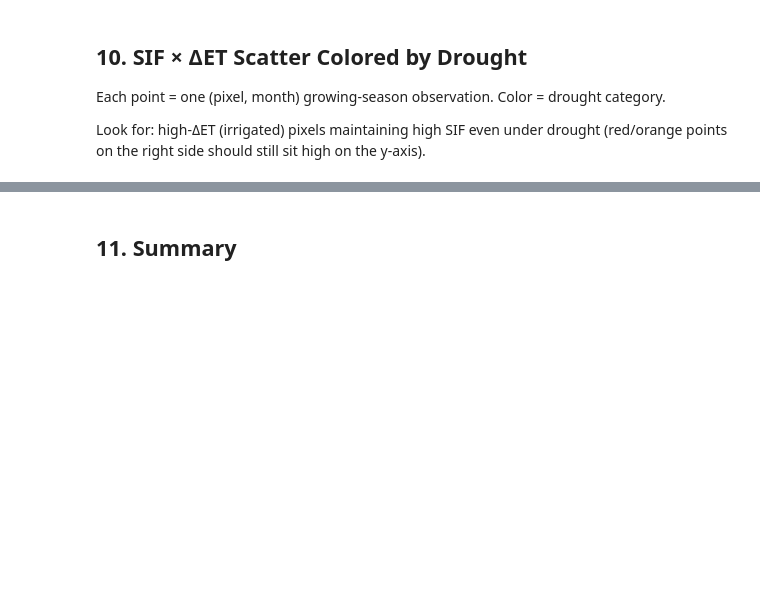
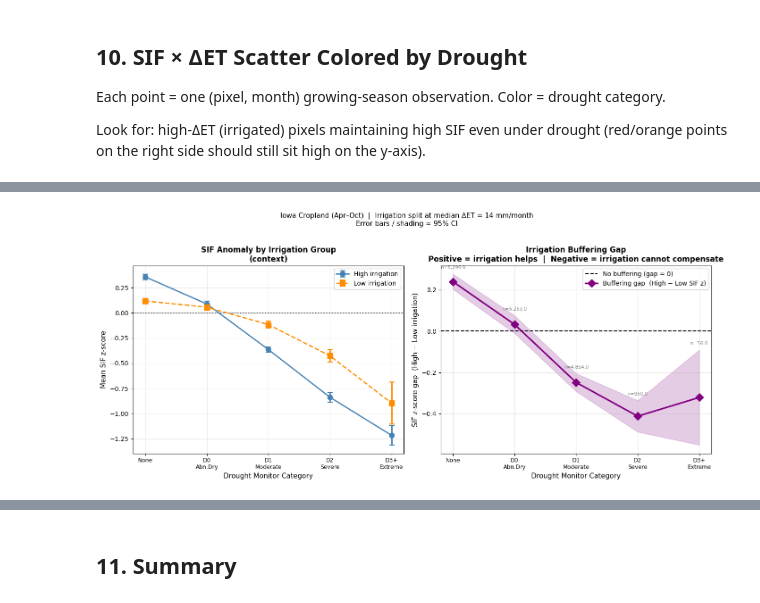
Before and after one commit to jacksoncoldiron/SIF-Analysis, a Jupyter notebook: src/notebooks/analysis/sif_irrigation_drought.ipynb, the cells around one changed output, grey strips where cells are left out. Saved outputs shown, nothing was run; the diff lists cells and outputs as text; code cells hidden in the pictures; blank space fills up the shorter version.

```diff
--- a/src/notebooks/analysis/sif_irrigation_drought.ipynb
+++ b/src/notebooks/analysis/sif_irrigation_drought.ipynb
@@ -642,0 +726,80 @@ Saved: /home/pielab-sandbox-jcoldiron/SIF-Analysis/figures/sif_irr_drought/sif_i
+# %%
+# Buffering gap = High irrigation SIF z − Low irrigation SIF z per drought category
+# (irr_group assigned in Section 9)
+stats = (df_gs_clean.groupby(['irr_group', 'dm_cat'])['sif_z']
+         .agg(['mean', 'sem', 'count']).reset_index())
+
+gap_rows = []
+for cat in present_cats:
+    h = stats[(stats['irr_group'] == 'High irrigation') & (stats['dm_cat'] == cat)]
+    l = stats[(stats['irr_group'] == 'Low irrigation')  & (stats['dm_cat'] == cat)]
+    if h.empty or l.empty:
+        continue
+    gap    = float(h['mean'].iloc[0]) - float(l['mean'].iloc[0])
+    se_gap = np.sqrt(float(h['sem'].iloc[0])**2 + float(l['sem'].iloc[0])**2)
+    gap_rows.append({'dm_cat': cat, 'gap': gap, 'ci': 1.96 * se_gap,
+                     'n_high': int(h['count'].iloc[0]), 'n_low': int(l['count'].iloc[0])})
+
+gap_df = pd.DataFrame(gap_rows)
+print('Buffering gap by drought category:')
+print(gap_df.to_string(index=False))
+
+fig, axes = plt.subplots(1, 2, figsize=(14, 6))
+
+# --- Left panel: individual group means (context) ---
+ax = axes[0]
+for group, color, marker, ls in [
+    ('High irrigation', 'steelblue',  'o', '-'),
+    ('Low irrigation',  'darkorange', 's', '--'),
+]:
+    sub = stats[stats['irr_group'] == group].sort_values('dm_cat')
+    ax.errorbar(sub['dm_cat'], sub['mean'], yerr=1.96 * sub['sem'],
+                label=group, color=color, marker=marker,
+                linestyle=ls, linewidth=2, markersize=8, capsize=4, capthick=1.5)
+
+ax.axhline(0, color='black', lw=0.8, ls=':')
+ax.set_xticks(present_cats)
+ax.set_xticklabels(cat_labels, fontsize=9)
+ax.set_xlabel('Drought Monitor Category', fontsize=11)
+ax.set_ylabel('Mean SIF z-score', fontsize=11)
+ax.set_title('SIF Anomaly by Irrigation Group\n(context)', fontsize=12, fontweight='bold')
+ax.legend(fontsize=10)
+ax.grid(True, alpha=0.3)
+
+# --- Right panel: buffering gap ---
+ax = axes[1]
+ax.axhline(0, color='black', lw=1.5, ls='--', zorder=2, label='No buffering (gap = 0)')
+ax.fill_between(gap_df['dm_cat'],
+                gap_df['gap'] - gap_df['ci'],
+                gap_df['gap'] + gap_df['ci'],
+                alpha=0.2, color='purple')
+ax.plot(gap_df['dm_cat'], gap_df['gap'],
+        color='purple', marker='D', linewidth=2.5, markersize=9, zorder=3,
+        label='Buffering gap  (High − Low SIF z)')
+
+# Annotate each point with n
+for _, row in gap_df.iterrows():
+    ax.annotate(f"n={row['n_high']+row['n_low']:,}",
+                xy=(row['dm_cat'], row['gap'] + row['ci'] + 0.02),
+                ha='center', va='bottom', fontsize=7.5, color='gray')
+
+ax.set_xticks(present_cats)
+ax.set_xticklabels(cat_labels, fontsize=9)
+ax.set_xlabel('Drought Monitor Category', fontsize=11)
+ax.set_ylabel('SIF z-score gap  (High − Low irrigation)', fontsize=11)
+ax.set_title('Irrigation Buffering Gap\n'
+             'Positive = irrigation helps  |  Negative = irrigation cannot compensate',
+             fontsize=12, fontweight='bold')
+ax.legend(fontsize=10)
+ax.grid(True, alpha=0.3)
+
+plt.suptitle(
+    f'Iowa Cropland (Apr–Oct)  |  Irrigation split at median ΔET = {median_et:.0f} mm/month\n'
+    f'Error bars / shading = 95% CI',
+    fontsize=11, y=1.02
+)
+plt.tight_layout()
+plt.savefig(figures_dir / 'sif_buffering_gap.png', dpi=150, bbox_inches='tight')
+plt.show()
+print(f'Saved: {figures_dir}/sif_buffering_gap.png')
+# %% [output]
@@ -642,0 +813 @@ Saved: /home/pielab-sandbox-jcoldiron/SIF-Analysis/figures/sif_irr_drought/sif_i
+[figure, added]
```
Also changed, not shown: parts of 7 cells of this notebook.
